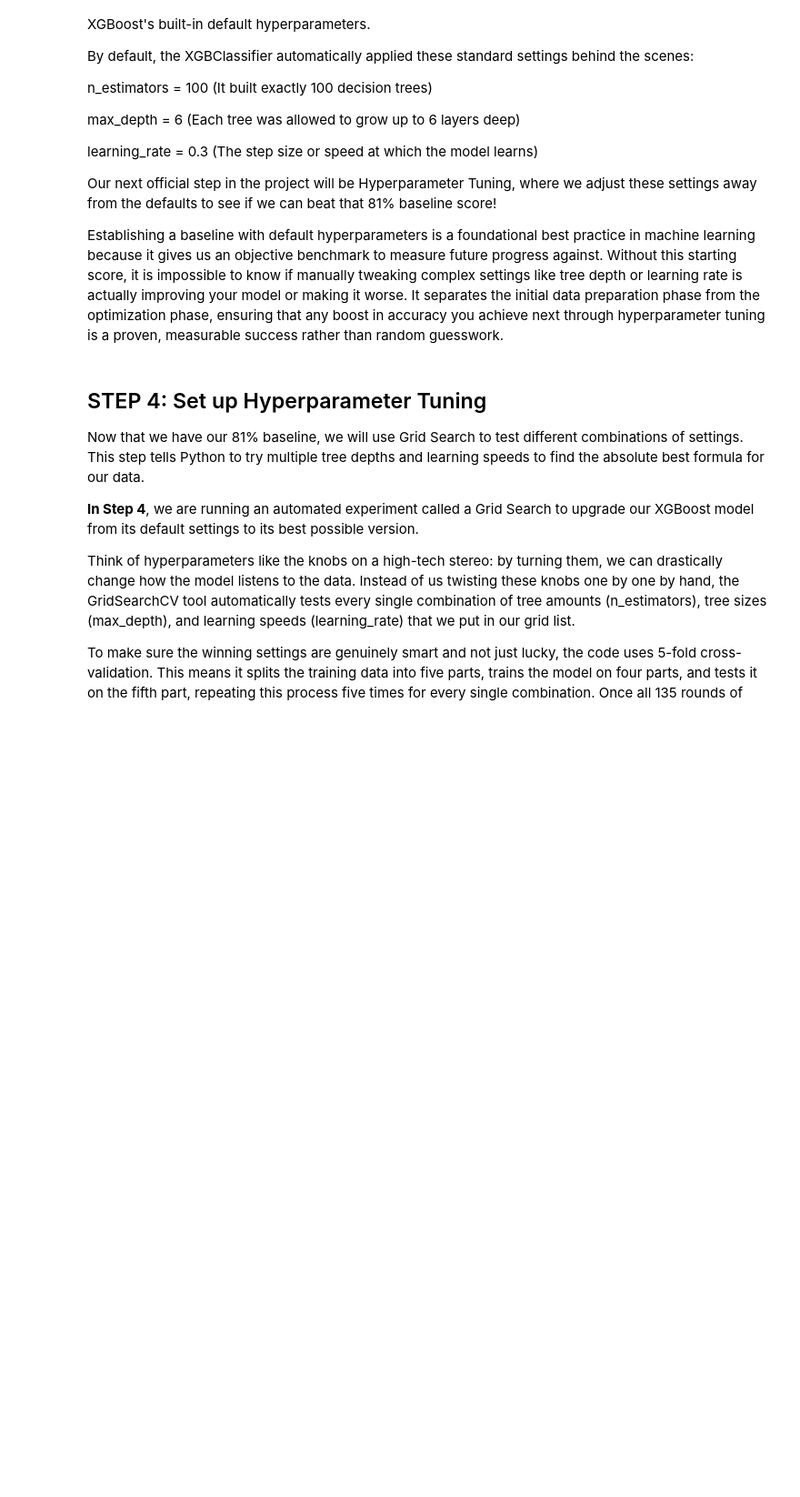
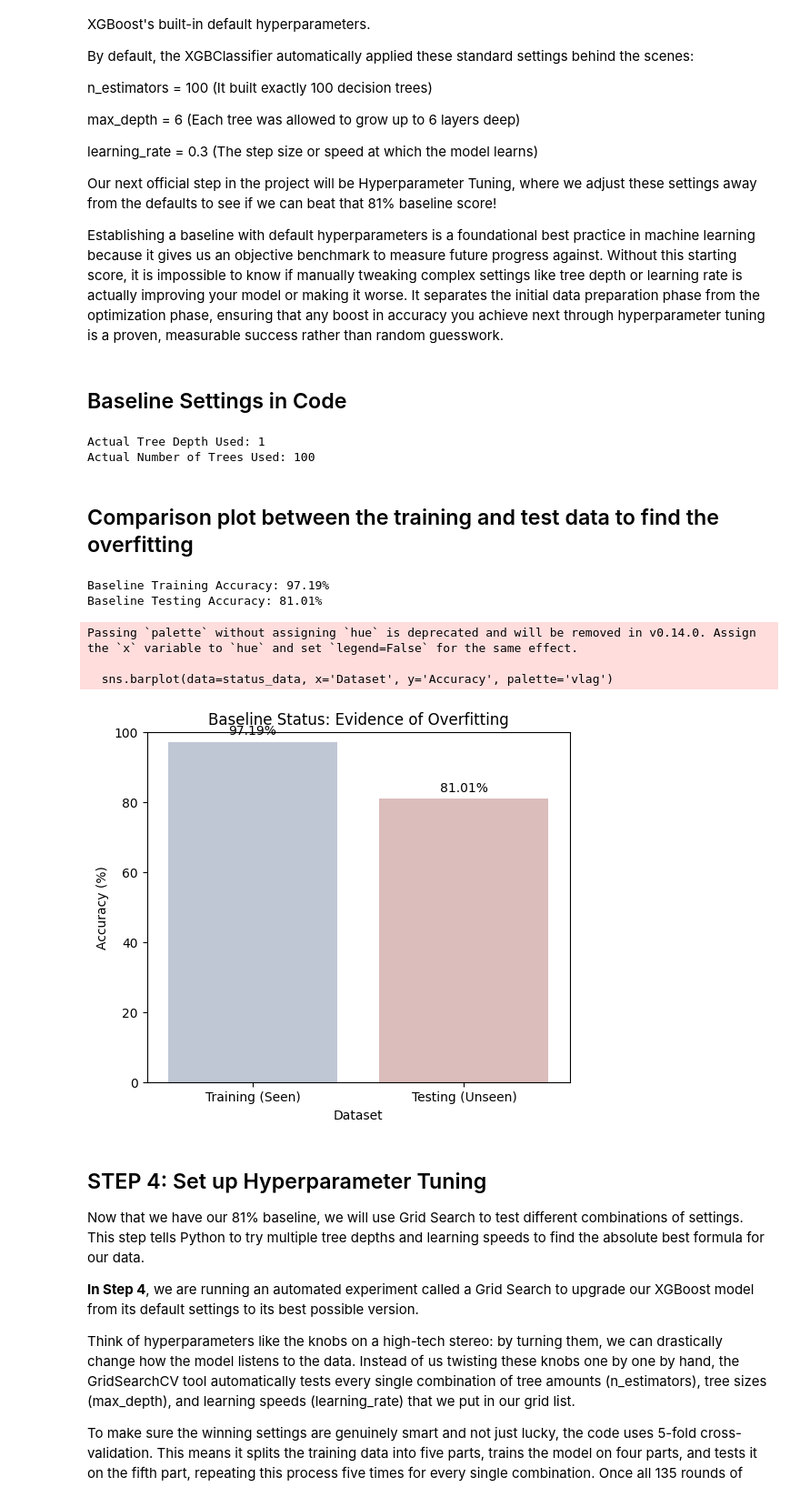
Before and after one commit to abhisakh/XGBOOST_Machine_Leraning_Predictor_Titanic, a Jupyter notebook: Titanic_XGBoost_Predictor.ipynb, the cells around one changed output. Shown at 91% size. Saved outputs shown, nothing was run; the diff lists cells and outputs as text; code cells hidden in the pictures; blank space fills up the shorter version.

Commit message:
docs: correct baseline architecture documentation based on tree inspection
- Identified actual baseline tree depth of 1 (decision stumps) via booster text dump.
- Documented how 100 sequential stumps overfitted to 97.19% training accuracy.
- Updated project log to reflect why grid search optimized toward low max_depth.

```diff
--- a/Titanic_XGBoost_Predictor.ipynb
+++ b/Titanic_XGBoost_Predictor.ipynb
@@ -194,6 +194,55 @@ learning_rate = 0.3 (The step size or speed at which the model learns)
 Our next official step in the project will be Hyperparameter Tuning, where we adjust these settings away from the defaults to see if we can beat that 81% baseline score!
 
 Establishing a baseline with default hyperparameters is a foundational best practice in machine learning because it gives us an objective benchmark to measure future progress against. Without this starting score, it is impossible to know if manually tweaking complex settings like tree depth or learning rate is actually improving your model or making it worse. It separates the initial data preparation phase from the optimization phase, ensuring that any boost in accuracy you achieve next through hyperparameter tuning is a proven, measurable success rather than random guesswork.
+# %% [markdown]
+## Baseline Settings in Code
+# %%
+# Parse the text dump of the very first tree to extract its actual depth
+tree_dump = model.get_booster().get_dump()[0]
+max_depth_used = max([line.count(':') for line in tree_dump.split('\n')])
+
+print("Actual Tree Depth Used:", max_depth_used)
+print("Actual Number of Trees Used:", len(model.get_booster().get_dump()))
+# %% [output]
+Actual Tree Depth Used: 1
+Actual Number of Trees Used: 100
+# %% [markdown]
+## Comparison plot between the training and test data to find the overfitting
+# %%
+import matplotlib.pyplot as plt
+import seaborn as sns
+
+# 1. Calculate accuracy on both training and testing sets
+train_accuracy = model.score(X_train, y_train) * 100
+test_accuracy = model.score(X_test, y_test) * 100
+
+print(f"Baseline Training Accuracy: {train_accuracy:.2f}%")
+print(f"Baseline Testing Accuracy: {test_accuracy:.2f}%")
+
+# 2. Plot the comparison
+plt.figure(figsize=(6, 5))
+status_data = pd.DataFrame({
+    'Dataset': ['Training (Seen)', 'Testing (Unseen)'],
+    'Accuracy': [train_accuracy, test_accuracy]
+})
+
+sns.barplot(data=status_data, x='Dataset', y='Accuracy', palette='vlag')
+plt.title('Baseline Status: Evidence of Overfitting')
+plt.ylabel('Accuracy (%)')
+plt.ylim(0, 100)
+
+# Add text labels on top of the bars
+for index, row in status_data.iterrows():
+    plt.text(index, row.Accuracy + 2, f"{row.Accuracy:.2f}%", color='black', ha="center")
+
+plt.show()
+# %% [output]
+Baseline Training Accuracy: 97.19%
+Baseline Testing Accuracy: 81.01%
+Passing `palette` without assigning `hue` is deprecated and will be removed in v0.14.0. Assign the `x` variable to `hue` and set `legend=False` for the same effect.
+
+  sns.barplot(data=status_data, x='Dataset', y='Accuracy', palette='vlag')
+[figure, added]
 # %% [markdown]
 ## STEP 4: Set up Hyperparameter Tuning
 Now that we have our 81% baseline, we will use Grid Search to test different combinations of settings. This step tells Python to try multiple tree depths and learning speeds to find the absolute best formula for our data.
```
